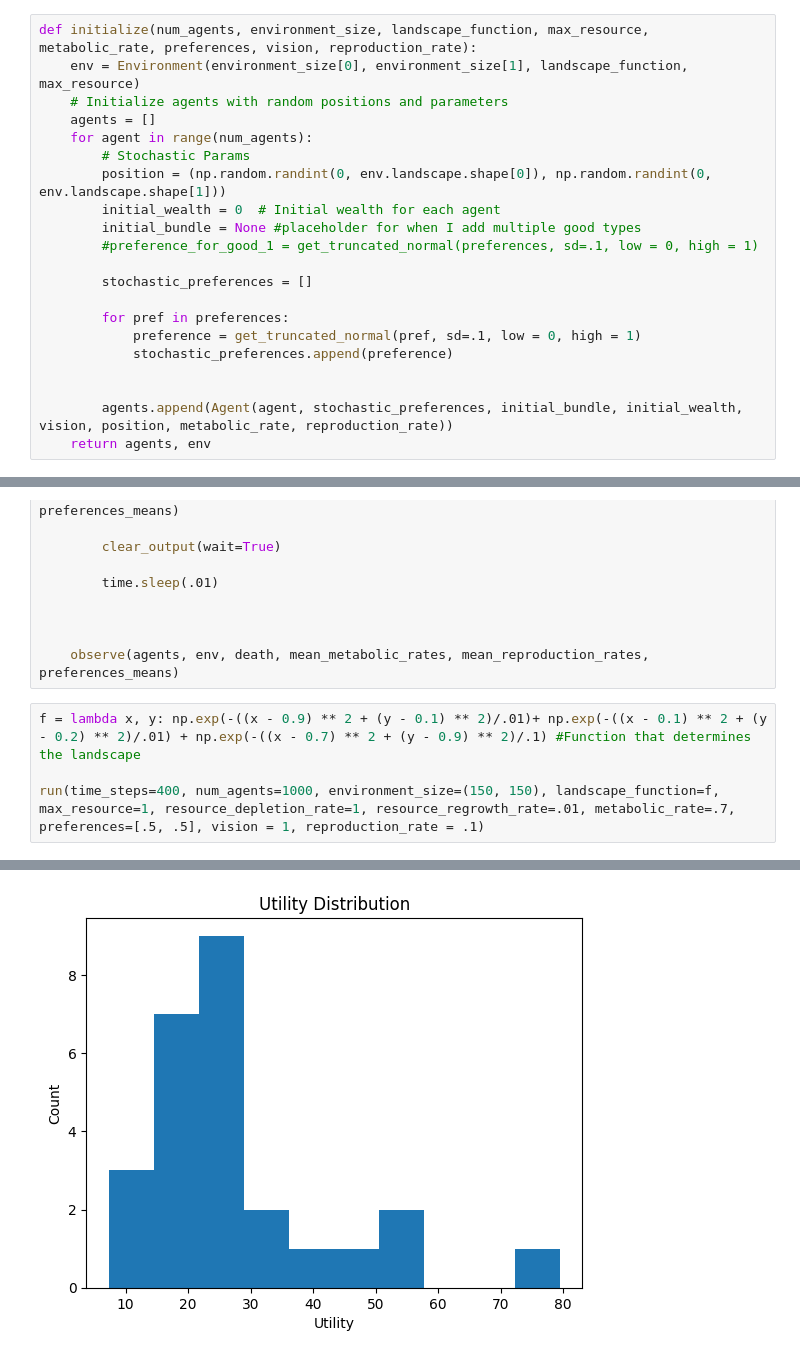
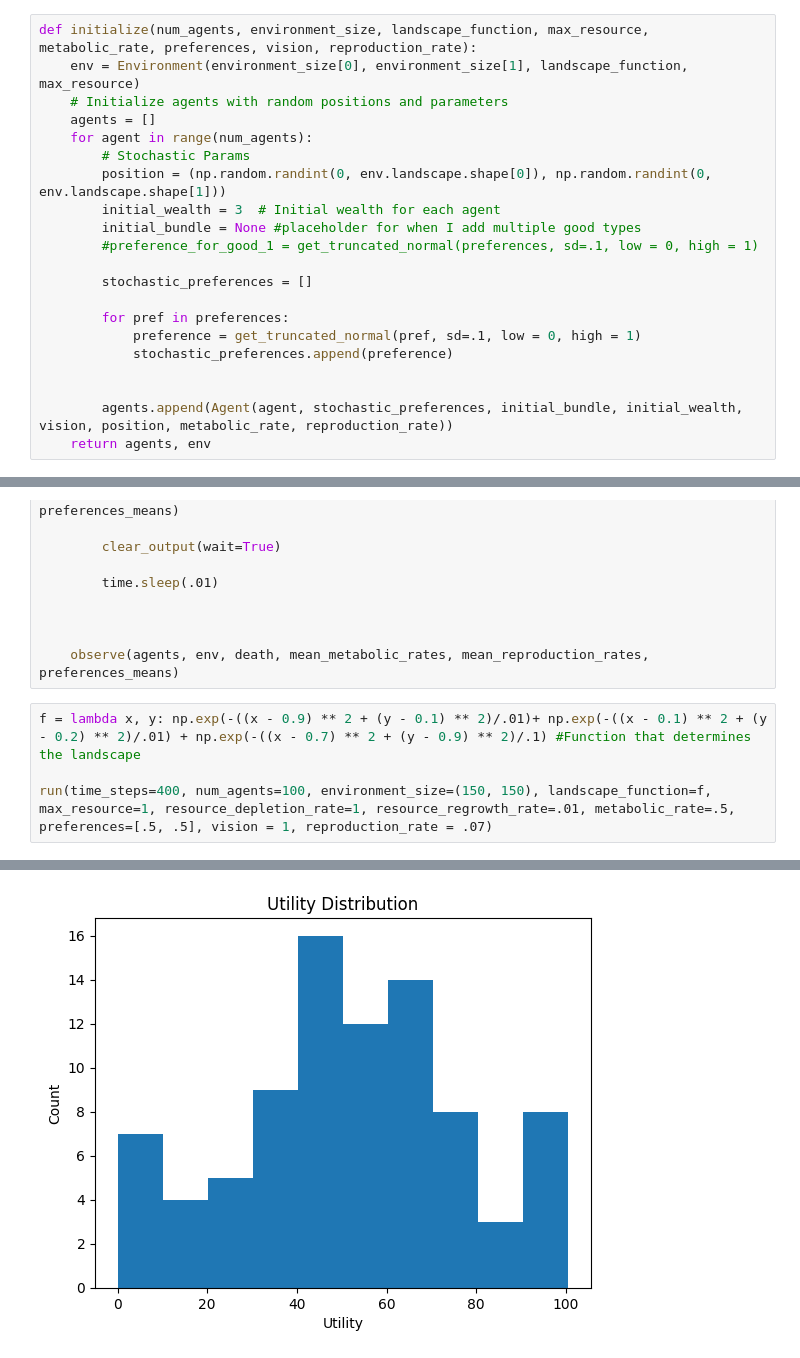
Before and after one commit to Zeke-CE/Agent-Based-Barter-Model, a Jupyter notebook: Sugarscape_Economic_Model.ipynb, the cells around one changed output, grey strips where cells are left out. Drawn from its saved outputs; the diff is of its cells as text.

```diff
--- a/Sugarscape_Economic_Model.ipynb
+++ b/Sugarscape_Economic_Model.ipynb
@@ -160,7 +173,7 @@ def initialize(num_agents, environment_size, landscape_function, max_resource, m
     for agent in range(num_agents):
         # Stochastic Params
         position = (np.random.randint(0, env.landscape.shape[0]), np.random.randint(0, env.landscape.shape[1]))
-        initial_wealth = 0  # Initial wealth for each agent
+        initial_wealth = 3  # Initial wealth for each agent
         initial_bundle = None #placeholder for when I add multiple good types
         #preference_for_good_1 = get_truncated_normal(preferences, sd=.1, low = 0, high = 1)
 
@@ -315,5 +328,5 @@ def run(time_steps, num_agents, environment_size, landscape_function, max_resour
 # %%
 f = lambda x, y: np.exp(-((x - 0.9) ** 2 + (y - 0.1) ** 2)/.01)+ np.exp(-((x - 0.1) ** 2 + (y - 0.2) ** 2)/.01) + np.exp(-((x - 0.7) ** 2 + (y - 0.9) ** 2)/.1) #Function that determines the landscape
 
-run(time_steps=400, num_agents=1000, environment_size=(150, 150), landscape_function=f, max_resource=1, resource_depletion_rate=1, resource_regrowth_rate=.01, metabolic_rate=.7, preferences=[.5, .5], vision = 1, reproduction_rate = .1)
+run(time_steps=400, num_agents=100, environment_size=(150, 150), landscape_function=f, max_resource=1, resource_depletion_rate=1, resource_regrowth_rate=.01, metabolic_rate=.5, preferences=[.5, .5], vision = 1, reproduction_rate = .07)
 # %% [output]
@@ -322 +335 @@ run(time_steps=400, num_agents=1000, environment_size=(150, 150), landscape_func
-[figure, old version]
+[figure, new version]
```
Also changed, not shown: parts of 3 cells of this notebook, 1 other file.
